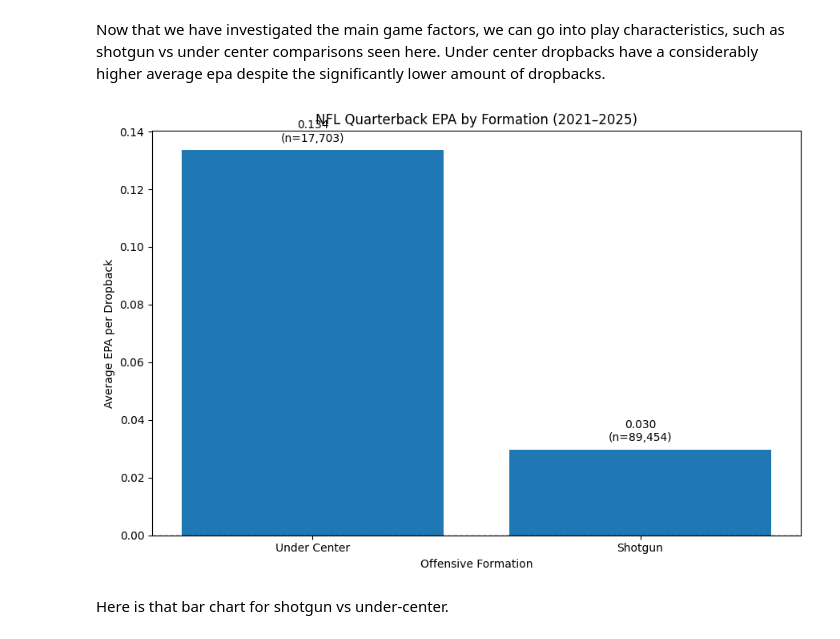
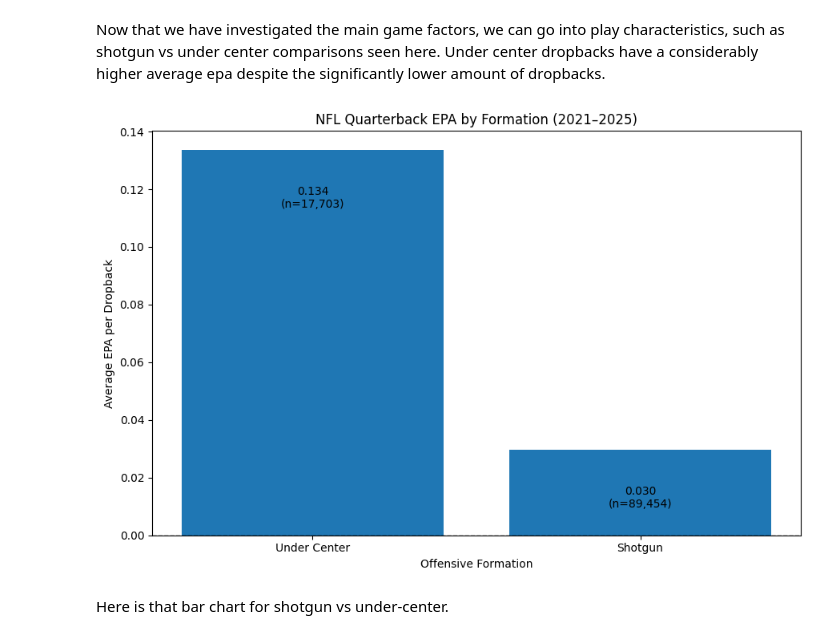
Before and after one commit to KyleRed16/QB-EPA-Analysis, a Jupyter notebook: Quarterback_EPA_Analysis.ipynb, the cells around one changed output. Drawn from its saved outputs; the diff is of its cells as text; code cells hidden in the pictures.

```diff
--- a/Quarterback_EPA_Analysis.ipynb
+++ b/Quarterback_EPA_Analysis.ipynb
@@ -1367,7 +1367,7 @@ plt.ylabel("Average EPA per Dropback")
 for i, row in enumerate(regulation_quarters.itertuples()):
     plt.text(
         i,
-        row.avg_epa + 0.002,
+        row.avg_epa - 0.008,
         f"{row.avg_epa:.3f}\n(n={row.dropbacks:,})",
         ha="center",
         fontsize=9
@@ -1429,7 +1429,7 @@ plt.ylabel("Average EPA per Dropback")
 for i, row in time_analysis.iterrows():
     plt.text(
         i,
-        row["avg_epa"] + 0.002,
+        row["avg_epa"] - 0.002,
         f'{row["avg_epa"]:.3f}\n(n={row["dropbacks"]:,})',
         ha="center",
         fontsize=9
@@ -1474,35 +1474,35 @@ formation_plot = shotgun_analysis.sort_values(
 
 plt.figure(figsize=(9, 6))
 
 plt.bar(
     formation_plot["formation"],
     formation_plot["avg_epa"]
 )
 
 plt.axhline(
     0,
     linestyle="--",
     linewidth=1,
     color="black"
 )
 
 plt.title("NFL Quarterback EPA by Formation (2021–2025)")
 plt.xlabel("Offensive Formation")
 plt.ylabel("Average EPA per Dropback")
 
 for i, row in formation_plot.reset_index(drop=True).iterrows():
     plt.text(
         i,
-        row["avg_epa"] + 0.003,
+        row["avg_epa"] - 0.02,
         f'{row["avg_epa"]:.3f}\n(n={row["dropbacks"]:,})',
         ha="center",
         fontsize=10
     )
 
 plt.tight_layout()
 plt.show()
 # %% [output]
-[figure, old version]
+[figure, new version]
 # %% [markdown]
 Here is that bar chart for shotgun vs under-center.
 # %%
```
Also changed, not shown: parts of 50 cells of this notebook.
